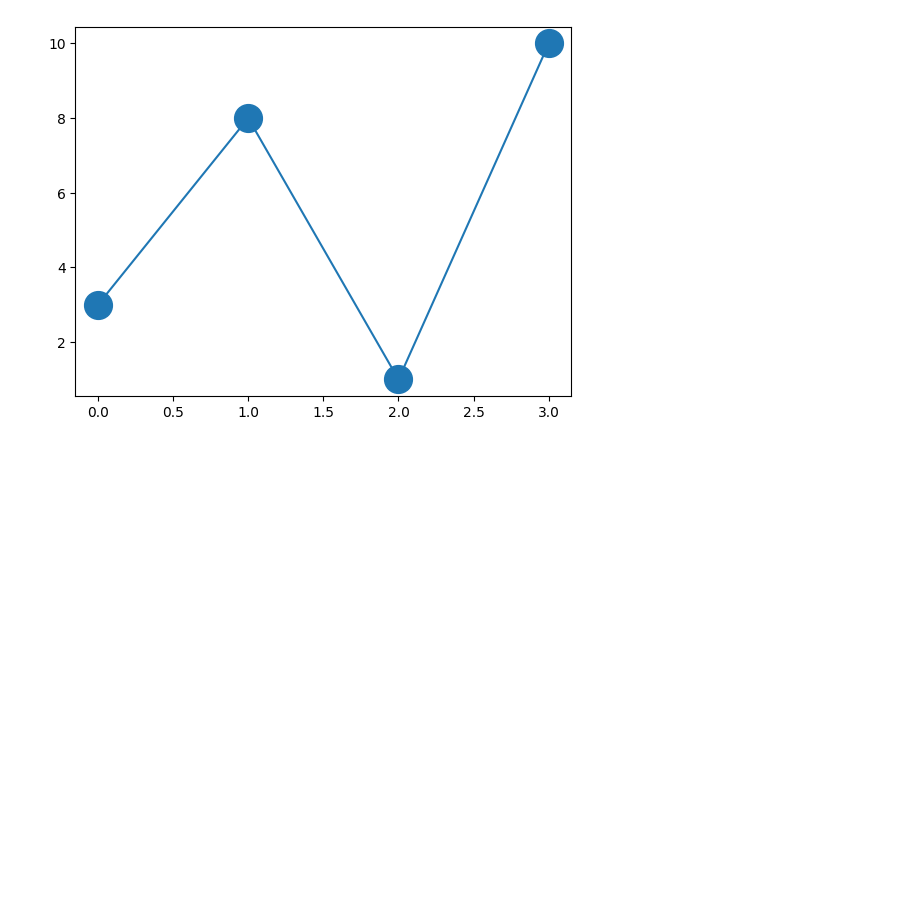
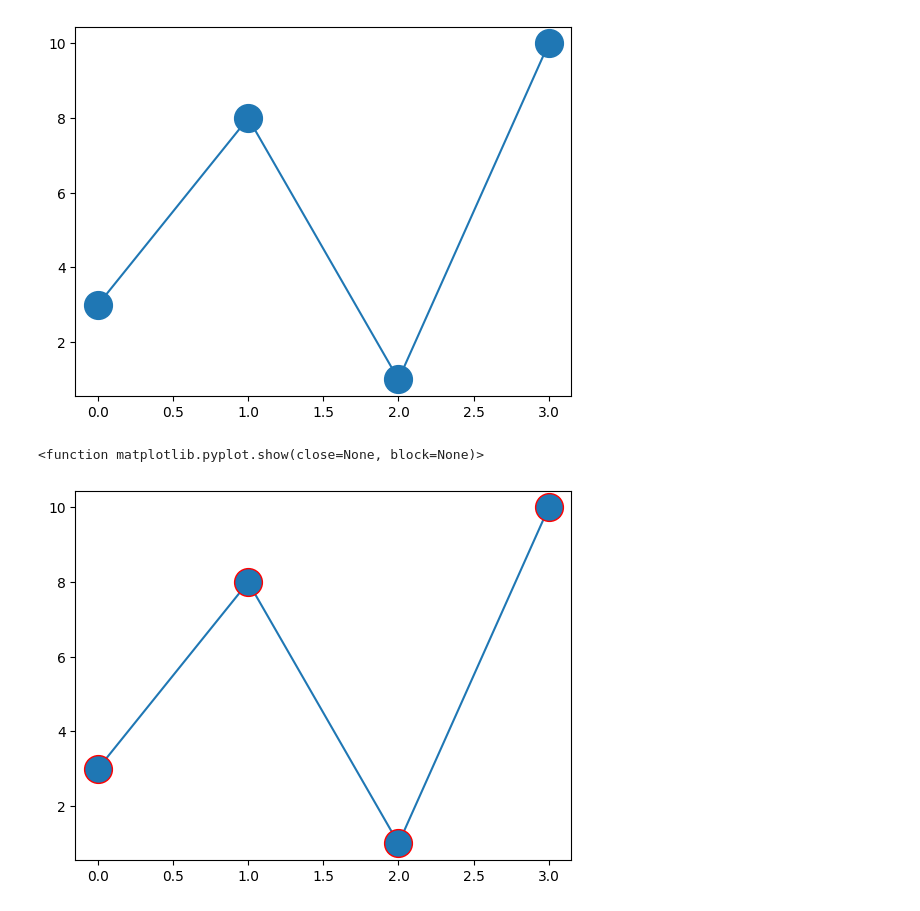
Before and after one commit to MAK8405/Matplotlib-Hub, a Jupyter notebook: matplotlib.ipynb, the cells around one changed output. Drawn from its saved outputs; the diff is of its cells as text; code cells hidden in the pictures; blank space fills up the shorter version.

Commit message:
Continue Matplotlib Markers

```diff
--- a/matplotlib.ipynb
+++ b/matplotlib.ipynb
@@ -112,3 +112,14 @@ plt.plot(ypoints, marker="o", ms=20)
 plt.show()
 # %% [output]
 [figure]
+# %%
+import matplotlib.pyplot as plt
+import numpy as np
+
+ypoints = np.array([3, 8, 1, 10])
+
+plt.plot(ypoints, marker="o", ms=20, mec="r")
+plt.show
+# %% [output]
+<function matplotlib.pyplot.show(close=None, block=None)>
+[figure, added]
```
Also changed, not shown: parts of 2 cells of this notebook.
